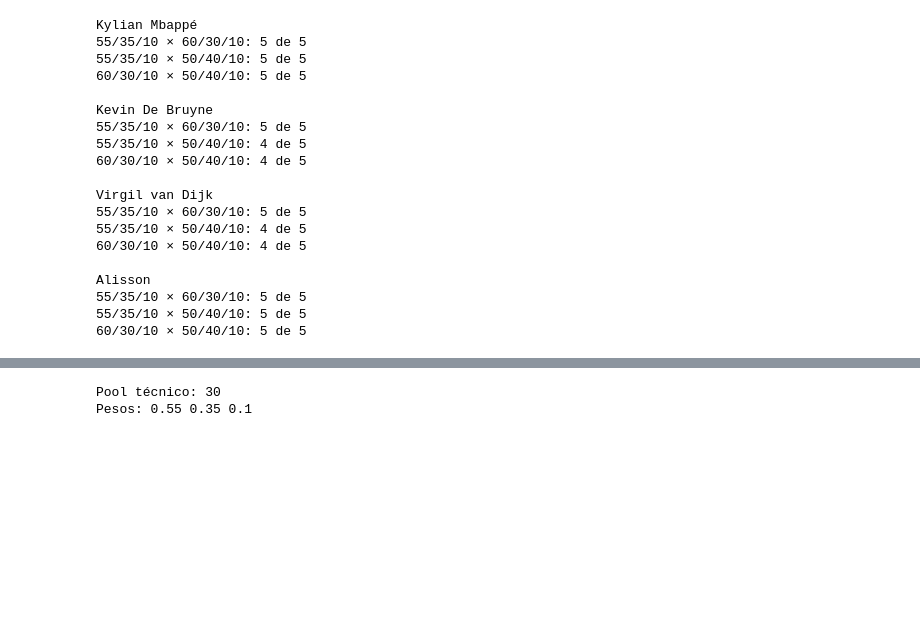
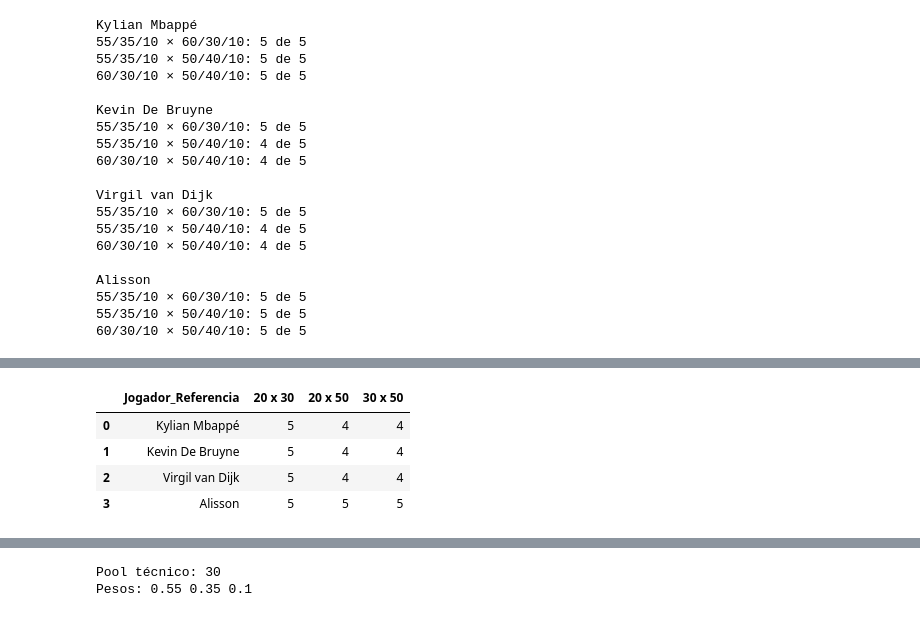
Before and after one commit to bmlogs64/TCC-Futebol-ML, a Jupyter notebook: TCC_Futebol.ipynb, the cells around one changed output, grey strips where cells are left out. Drawn from its saved outputs; the diff is of its cells as text; code cells hidden in the pictures; blank space fills up the shorter version.

```diff
--- a/TCC_Futebol.ipynb
+++ b/TCC_Futebol.ipynb
@@ -10243,0 +10468,60 @@ Alisson
+# %%
+comparacao_pool = []
+
+for jogador, _ in testes_modelo_final:
+
+    top_20 = set(
+        resultados_pool[
+            jogador
+        ][20]["Player"]
+    )
+
+    top_30 = set(
+        resultados_pool[
+            jogador
+        ][30]["Player"]
+    )
+
+    top_50 = set(
+        resultados_pool[
+            jogador
+        ][50]["Player"]
+    )
+
+    comparacao_pool.append({
+        "Jogador_Referencia":
+            jogador,
+
+        "20 x 30":
+            len(
+                top_20
+                & top_30
+            ),
+
+        "20 x 50":
+            len(
+                top_20
+                & top_50
+            ),
+
+        "30 x 50":
+            len(
+                top_30
+                & top_50
+            )
+    })
+
+
+df_comparacao_pool = pd.DataFrame(
+    comparacao_pool
+)
+
+display(
+    df_comparacao_pool
+)
+# %% [output]
+|  | Jogador_Referencia | 20 x 30 | 20 x 50 | 30 x 50 |
+| 0 | Kylian Mbappé | 5 | 4 | 4 |
+| 1 | Kevin De Bruyne | 5 | 4 | 4 |
+| 2 | Virgil van Dijk | 5 | 4 | 4 |
+| 3 | Alisson | 5 | 5 | 5 |
```
Also changed, not shown: parts of 13 cells of this notebook.
